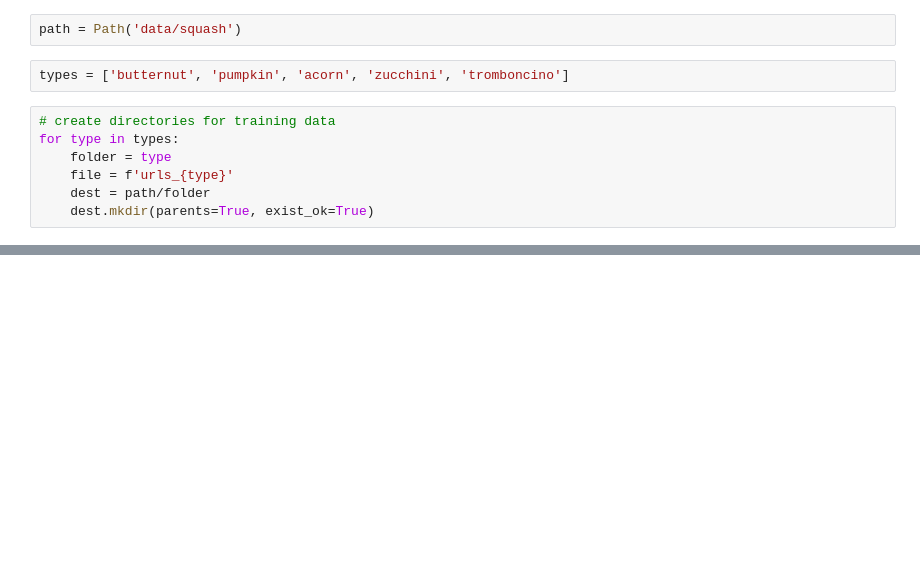
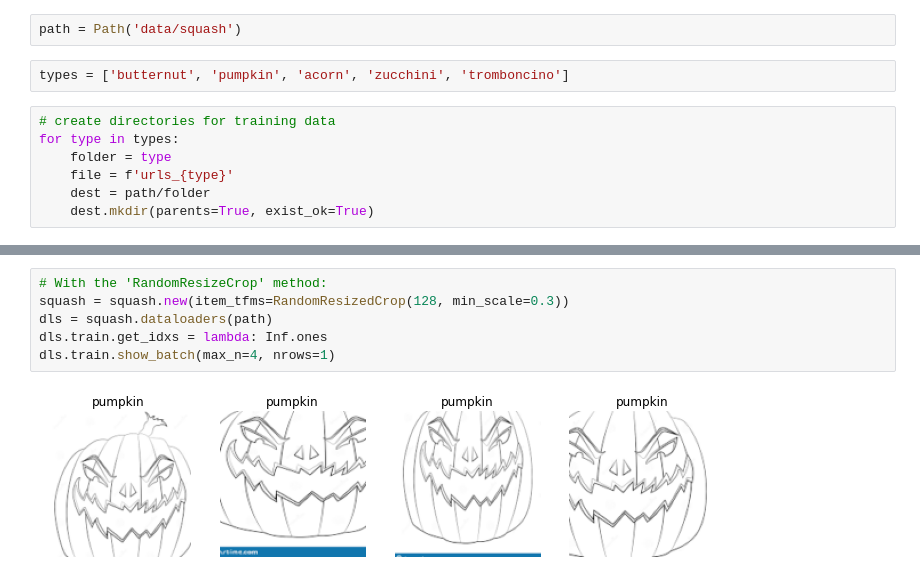
Before and after one commit to wcneill/fastai-homework, a Jupyter notebook: Lesson2-v3/lesson2.ipynb, the cells around one changed output, grey strips where cells are left out. Cells and saved outputs as stored; diff of their text form; blank space fills up the shorter version.

```diff
--- a/Lesson2-v3/lesson2.ipynb
+++ b/Lesson2-v3/lesson2.ipynb
@@ -193,0 +124,8 @@ learner.predict(img)
+# %%
+# With the 'RandomResizeCrop' method:
+squash = squash.new(item_tfms=RandomResizedCrop(128, min_scale=0.3))
+dls = squash.dataloaders(path)
+dls.train.get_idxs = lambda: Inf.ones
+dls.train.show_batch(max_n=4, nrows=1)
+# %% [output]
+[figure, added]
```
Also changed, not shown: parts of 63 cells of this notebook.
